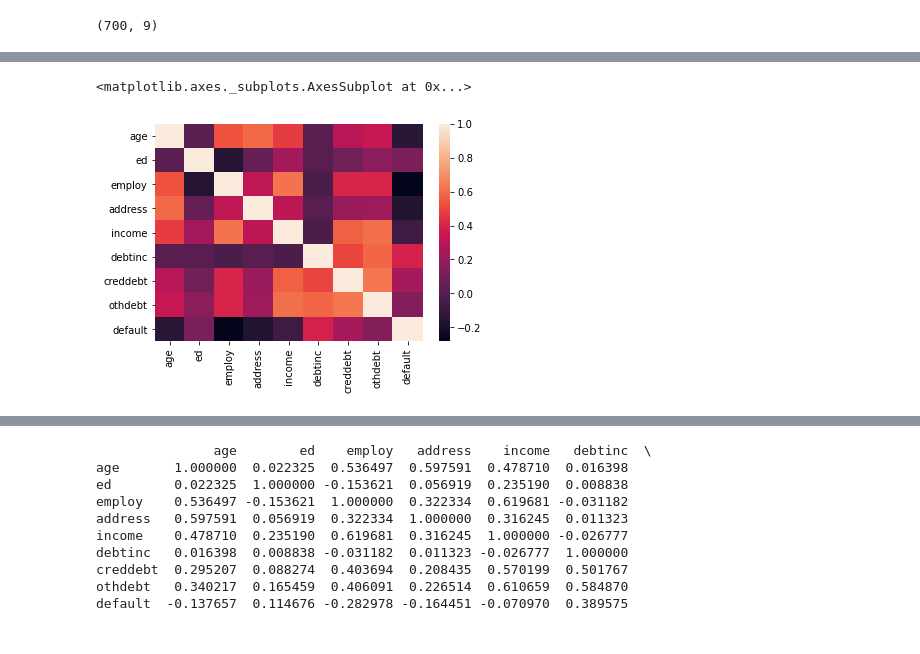
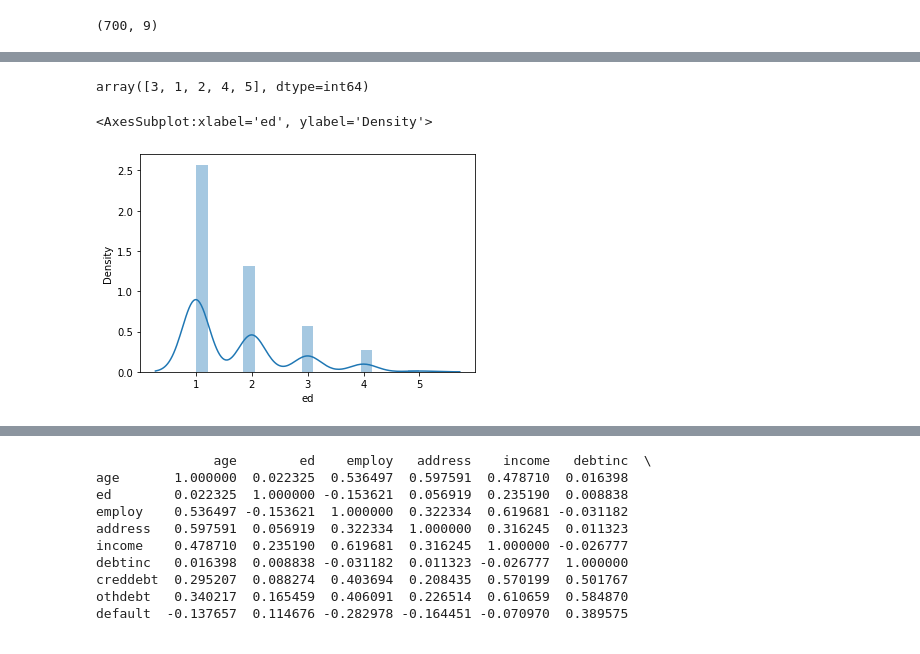
Before and after one commit to avinashsajeevan/Bank-Loan-Default-Prediction, a Jupyter notebook: Bank Loan Default Case.ipynb, the cells around one changed output, grey strips where cells are left out. Drawn from its saved outputs; the diff is of its cells as text; code cells hidden in the pictures.

```diff
--- a/Bank Loan Default Case.ipynb
+++ b/Bank Loan Default Case.ipynb
@@ -66,5 +94,9 @@ print(df.shape)
+# %%
+df['ed'].unique()
+# %% [output]
+array([3, 1, 2, 4, 5], dtype=int64)
 # %%
-sns.heatmap(df.corr())
+sns.distplot(df["ed"])
 # %% [output]
-<matplotlib.axes._subplots.AxesSubplot at 0x...>
+<AxesSubplot:xlabel='ed', ylabel='Density'>
-[figure, old version]
+[figure, new version]
```
Also changed, not shown: parts of 21 cells of this notebook.
